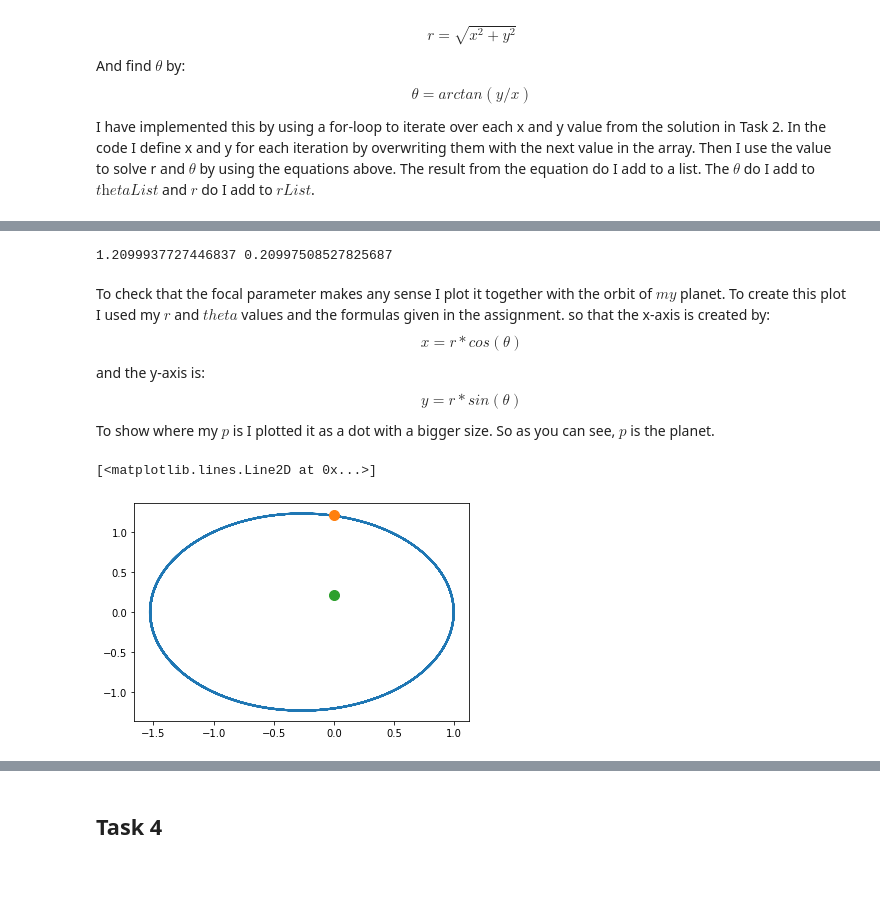
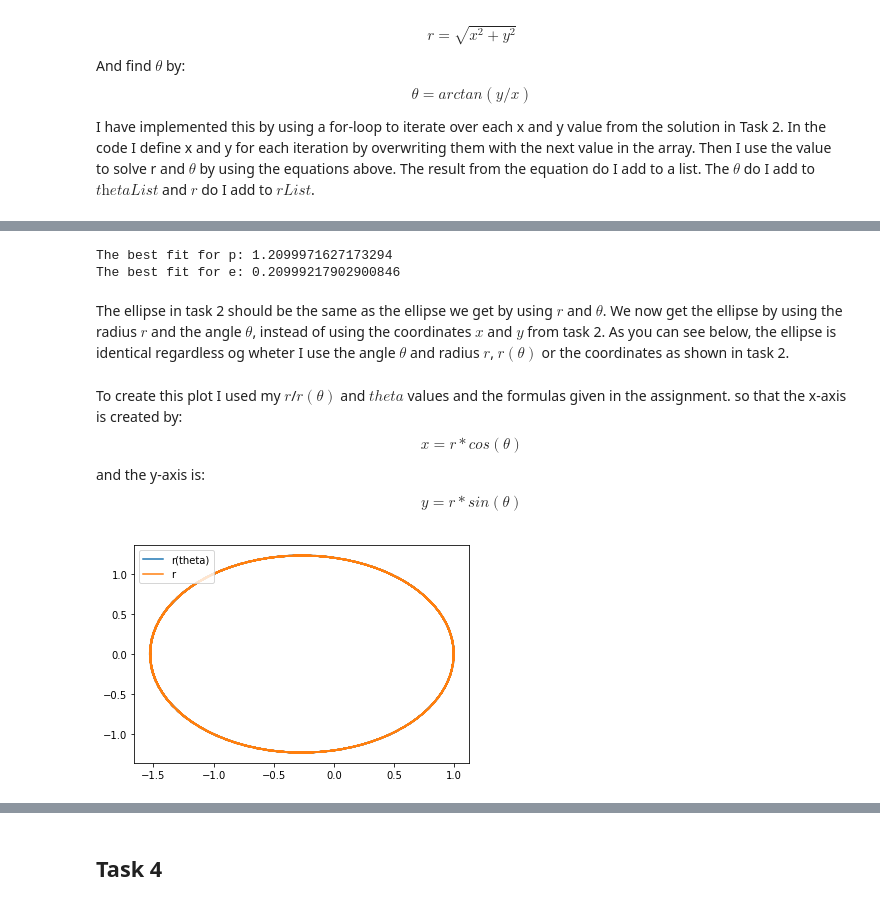
Before and after one commit to froydis98/NumeriskModellering, a Jupyter notebook: Handin2/Assignment2.ipynb, the cells around one changed output, grey strips where cells are left out. Saved outputs shown, nothing was run; the diff lists cells and outputs as text; code cells hidden in the pictures; blank space fills up the shorter version.

Commit message:
Finnish assignment 2

```diff
--- a/Handin2/Assignment2.ipynb
+++ b/Handin2/Assignment2.ipynb
@@ -136,8 +136,8 @@ def diffFunc(t,z):
     return [z[2], z[3], -((GM*z[0])/(z[0]**2 + z[1]**2)**(3/2)), -((GM*z[1])/(z[0]**2 + z[1]**2)**(3/2))]
 
 sol = integrate.solve_ivp(
-    diffFunc,                            # Right hand side of the system
-    (0, 15*np.pi),                      # Interval of integration
+    diffFunc,                           # Right hand side of the system
+    (0, 15),                            # Interval of integration
     np.array([1,0,0, 1.1 * 2*np.pi]),   # Initial state
     method = "RK45",                    # Integration method, default is RK45
     rtol = 1e-10                        # Tolerance for the relative error
@@ -192,6 +192,7 @@ def rTheta(theta, p, e):
 parameters = optimize.curve_fit(rTheta, thetaList, rList)
 p = parameters[0][0]
 e = parameters[0][1]
-print(p, e)
+print("The best fit for p:", p, "\nThe best fit for e:", e)
 # %% [output]
-1.2099937727446837 0.20997508527825687
+The best fit for p: 1.2099971627173294
+The best fit for e: 0.20999217902900846
@@ -198,14 +201,19 @@ print(p, e)
+# %% [markdown]
+The ellipse in task 2 should be the same as the ellipse we get by using $r$ and $\theta$. We now get the ellipse by using the radius $r$ and the angle $\theta$, instead of using the coordinates $x$ and $y$ from task 2.
+As you can see below, the ellipse is identical regardless og wheter I use the angle $\theta$ and radius $r$, $r(\theta)$ or the coordinates as shown in task 2.
 # %% [markdown]
-To check that the focal parameter makes any sense I plot it together with the orbit of $\textit{my}$ planet. To create this plot I used my $r$ and $theta$ values and the formulas given in the assignment. so that the x-axis is created by:
+To create this plot I used my $r$/$r(\theta)$ and $theta$ values and the formulas given in the assignment. so that the x-axis is created by:
 $$x = r*cos(\theta)$$
 and the y-axis is:
 $$y = r*sin(\theta)$$
-To show where my $p$ is I plotted it as a dot with a bigger size. So as you can see, $p$ is the planet.
 # %%
-xax = rList * np.cos(thetaList)
-yax = rList * np.sin(thetaList)
-plt.plot(xax, yax)
-plt.plot(p, marker='o', markersize=10)
+xax = rtlist * np.cos(thetaList)
+yax = rtlist * np.sin(thetaList)
+plt.plot(xax, yax, label="r(theta)")
+xa = rList * np.cos(thetaList)
+ya = rList * np.sin(thetaList)
+plt.plot(xa, ya, label ="r")
+plt.legend(loc="upper left")
+plt.show()
 # %% [output]
-[<matplotlib.lines.Line2D at 0x...>]
-[figure, old version]
+[figure, new version]
```
Also changed, not shown: parts of 31 cells of this notebook.
